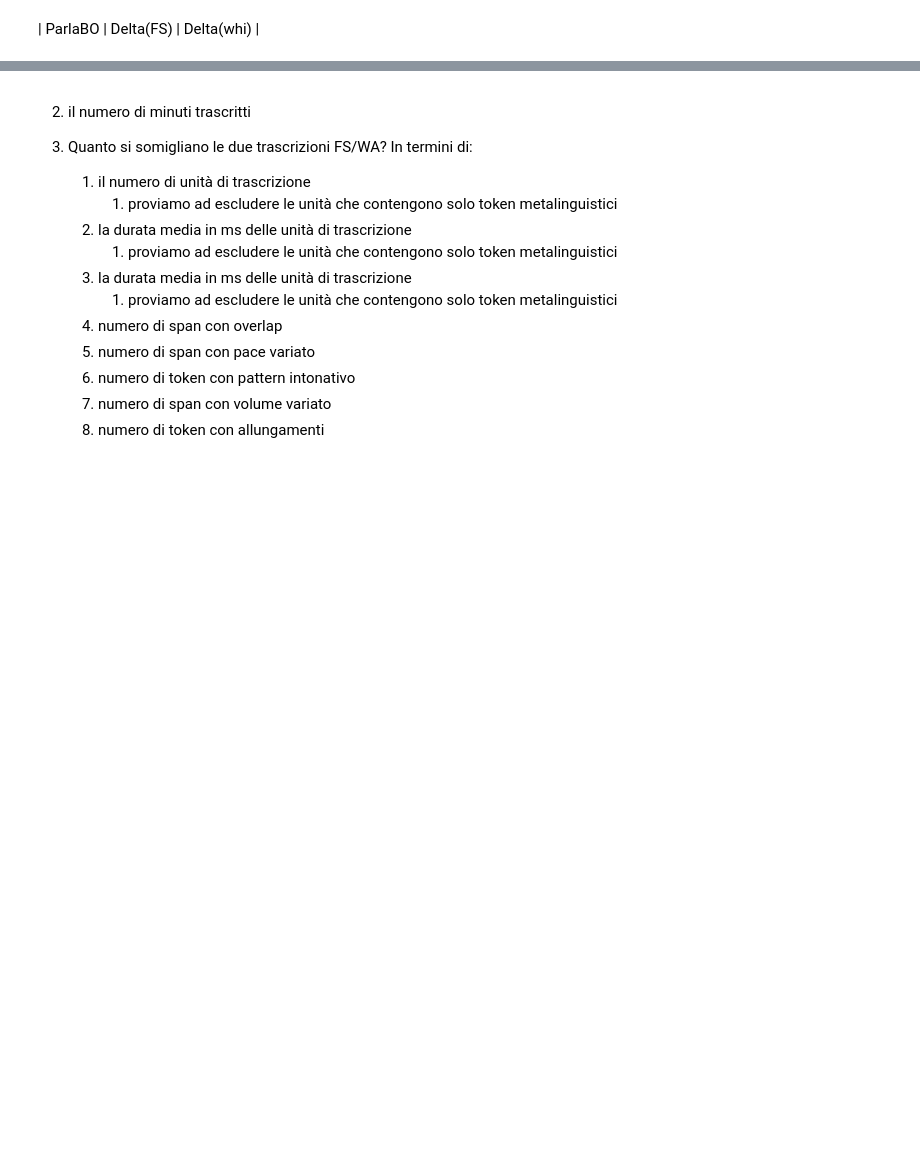
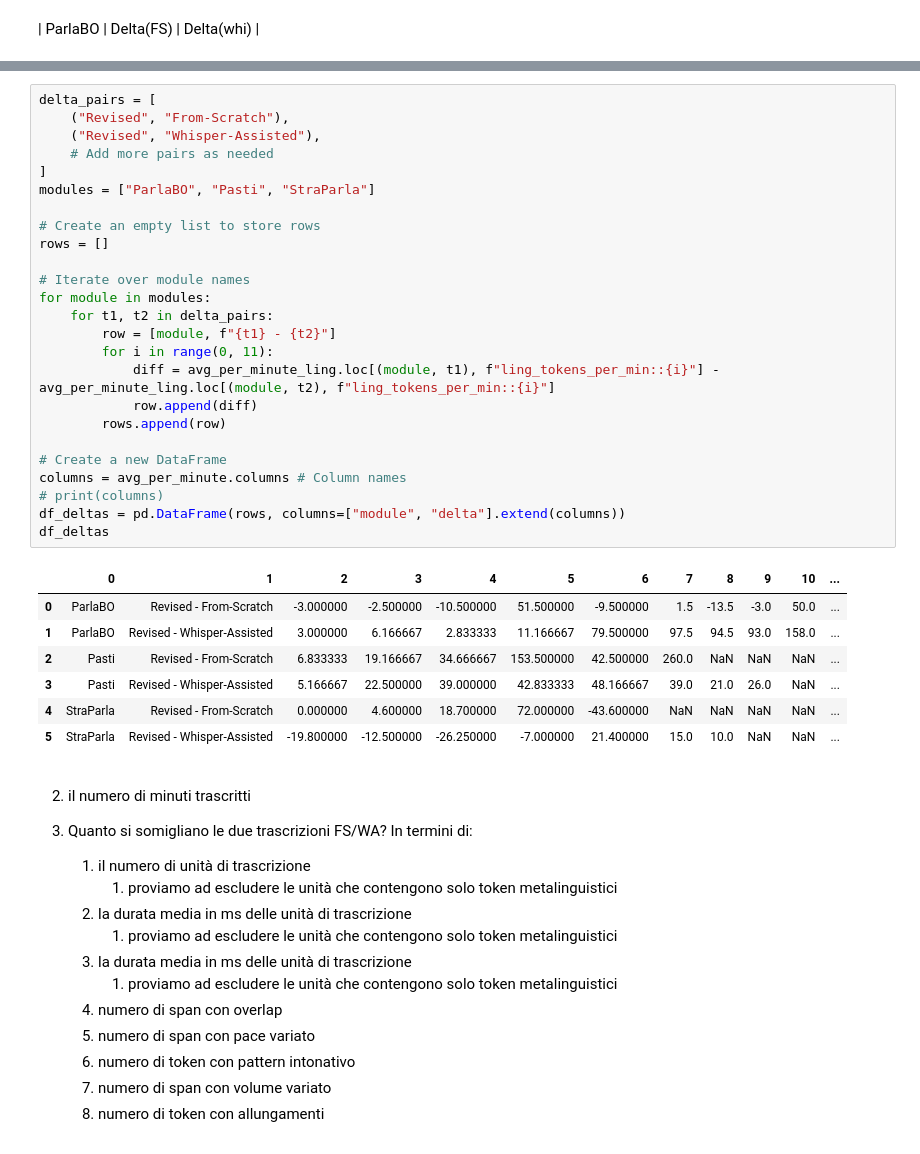
Before and after one commit to LaboratorioSperimentale/asr-assisted-transcription, a Jupyter notebook: data_analysis/analysis.ipynb, the cells around one changed output, grey strips where cells are left out. Cells and saved outputs as stored; diff of their text form; blank space fills up the shorter version.

```diff
--- a/data_analysis/analysis.ipynb
+++ b/data_analysis/analysis.ipynb
@@ -110,3 +79,36 @@ Index(['From-Scratch', 'Revised', 'Whisper-Assisted'], dtype='object', name='tra
+# %%
+delta_pairs = [
+    ("Revised", "From-Scratch"),
+    ("Revised", "Whisper-Assisted"),
+    # Add more pairs as needed
+]
+modules = ["ParlaBO", "Pasti", "StraParla"]
+
+# Create an empty list to store rows
+rows = []
+
+# Iterate over module names
+for module in modules:
+    for t1, t2 in delta_pairs:
+        row = [module, f"{t1} - {t2}"]
+        for i in range(0, 11):
+            diff = avg_per_minute_ling.loc[(module, t1), f"ling_tokens_per_min::{i}"] - avg_per_minute_ling.loc[(module, t2), f"ling_tokens_per_min::{i}"]
+            row.append(diff)
+        rows.append(row)
+
+# Create a new DataFrame
+columns = avg_per_minute.columns # Column names
+# print(columns)
+df_deltas = pd.DataFrame(rows, columns=["module", "delta"].extend(columns))
+df_deltas
+# %% [output]
+|  | 0 | 1 | 2 | 3 | 4 | 5 | 6 | 7 | 8 | 9 | 10 | ... |
+| 0 | ParlaBO | Revised - From-Scratch | -3.000000 | -2.500000 | -10.500000 | 51.500000 | -9.500000 | 1.5 | -13.5 | -3.0 | 50.0 | ... |
+| 1 | ParlaBO | Revised - Whisper-Assisted | 3.000000 | 6.166667 | 2.833333 | 11.166667 | 79.500000 | 97.5 | 94.5 | 93.0 | 158.0 | ... |
+| 2 | Pasti | Revised - From-Scratch | 6.833333 | 19.166667 | 34.666667 | 153.500000 | 42.500000 | 260.0 | NaN | NaN | NaN | ... |
+| 3 | Pasti | Revised - Whisper-Assisted | 5.166667 | 22.500000 | 39.000000 | 42.833333 | 48.166667 | 39.0 | 21.0 | 26.0 | NaN | ... |
+| 4 | StraParla | Revised - From-Scratch | 0.000000 | 4.600000 | 18.700000 | 72.000000 | -43.600000 | NaN | NaN | NaN | NaN | ... |
+| 5 | StraParla | Revised - Whisper-Assisted | -19.800000 | -12.500000 | -26.250000 | -7.000000 | 21.400000 | 15.0 | 10.0 | NaN | NaN | ... |
 # %% [markdown]
 2. il numero di minuti trascritti
 
```
Also changed, not shown: parts of 4 cells of this notebook.
